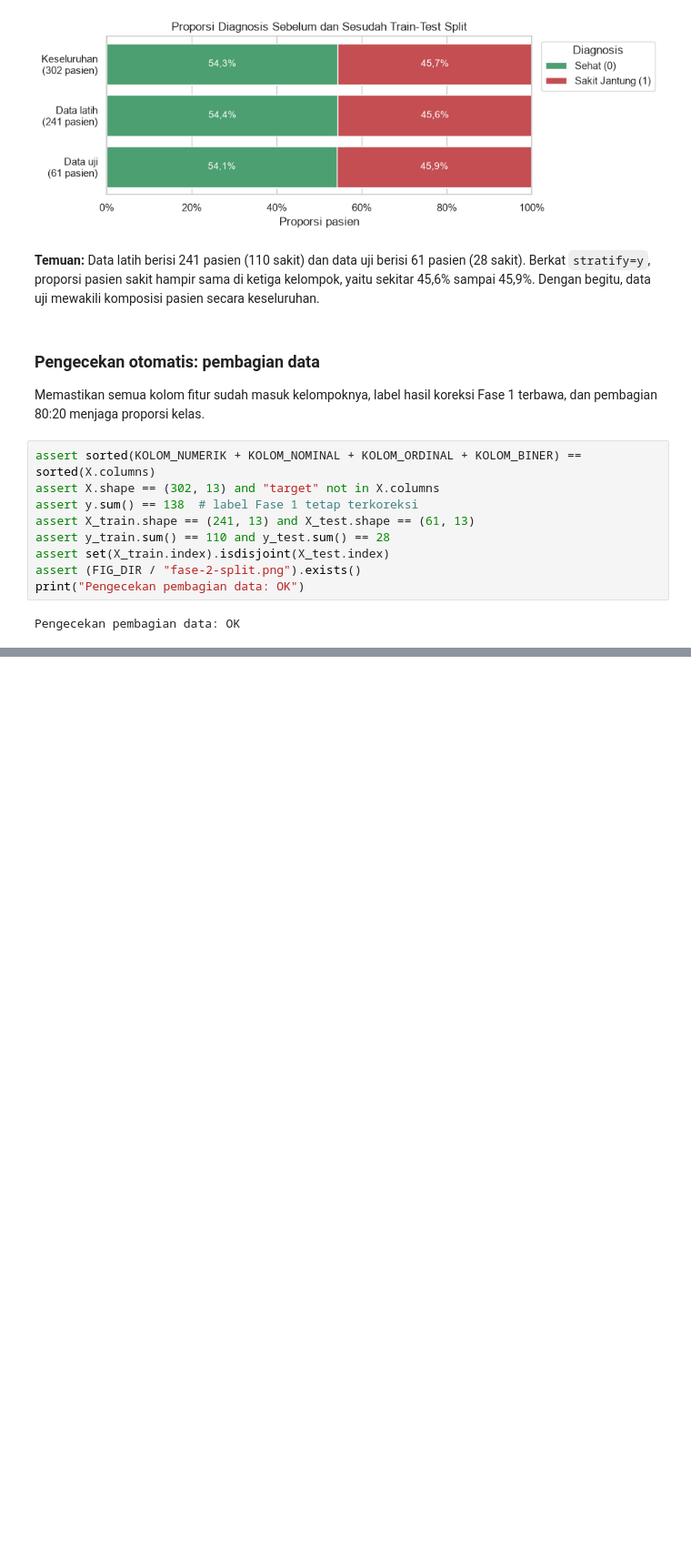
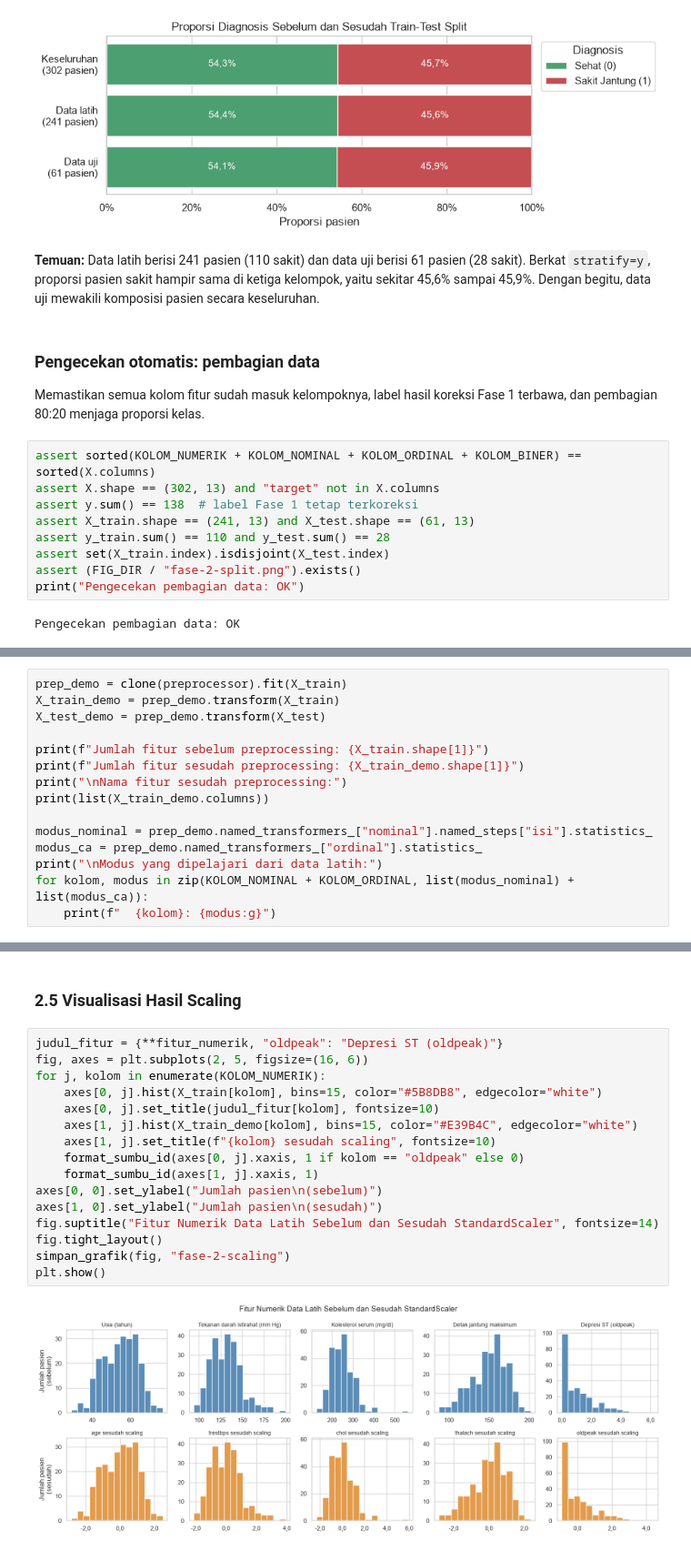
Before and after one commit to agm4r/uci-heart-disease-classification, a Jupyter notebook: 03-notebook/Kelompok6_Heart_Disease_Prediction.ipynb, the cells around one changed output, grey strips where cells are left out. Shown at 91% size. Drawn from its saved outputs; the diff is of its cells as text; blank space fills up the shorter version.

Commit message:
feat(fase-2): tambah preprocessor ColumnTransformer dan bukti tanpa data leakage

```diff
--- a/03-notebook/Kelompok6_Heart_Disease_Prediction.ipynb
+++ b/03-notebook/Kelompok6_Heart_Disease_Prediction.ipynb
@@ -643,0 +699,15 @@ Pengecekan pembagian data: OK
+# %%
+prep_demo = clone(preprocessor).fit(X_train)
+X_train_demo = prep_demo.transform(X_train)
+X_test_demo = prep_demo.transform(X_test)
+
+print(f"Jumlah fitur sebelum preprocessing: {X_train.shape[1]}")
+print(f"Jumlah fitur sesudah preprocessing: {X_train_demo.shape[1]}")
+print("\nNama fitur sesudah preprocessing:")
+print(list(X_train_demo.columns))
+
+modus_nominal = prep_demo.named_transformers_["nominal"].named_steps["isi"].statistics_
+modus_ca = prep_demo.named_transformers_["ordinal"].statistics_
+print("\nModus yang dipelajari dari data latih:")
+for kolom, modus in zip(KOLOM_NOMINAL + KOLOM_ORDINAL, list(modus_nominal) + list(modus_ca)):
+    print(f"  {kolom}: {modus:g}")
@@ -643,0 +755,20 @@ Pengecekan pembagian data: OK
+# %% [markdown]
+### 2.5 Visualisasi Hasil Scaling
+# %%
+judul_fitur = {**fitur_numerik, "oldpeak": "Depresi ST (oldpeak)"}
+fig, axes = plt.subplots(2, 5, figsize=(16, 6))
+for j, kolom in enumerate(KOLOM_NUMERIK):
+    axes[0, j].hist(X_train[kolom], bins=15, color="#5B8DB8", edgecolor="white")
+    axes[0, j].set_title(judul_fitur[kolom], fontsize=10)
+    axes[1, j].hist(X_train_demo[kolom], bins=15, color="#E39B4C", edgecolor="white")
+    axes[1, j].set_title(f"{kolom} sesudah scaling", fontsize=10)
+    format_sumbu_id(axes[0, j].xaxis, 1 if kolom == "oldpeak" else 0)
+    format_sumbu_id(axes[1, j].xaxis, 1)
+axes[0, 0].set_ylabel("Jumlah pasien\n(sebelum)")
+axes[1, 0].set_ylabel("Jumlah pasien\n(sesudah)")
+fig.suptitle("Fitur Numerik Data Latih Sebelum dan Sesudah StandardScaler", fontsize=14)
+fig.tight_layout()
+simpan_grafik(fig, "fase-2-scaling")
+plt.show()
+# %% [output]
+[figure, added]
```
Also changed, not shown: parts of 10 cells of this notebook, 1 other file.
